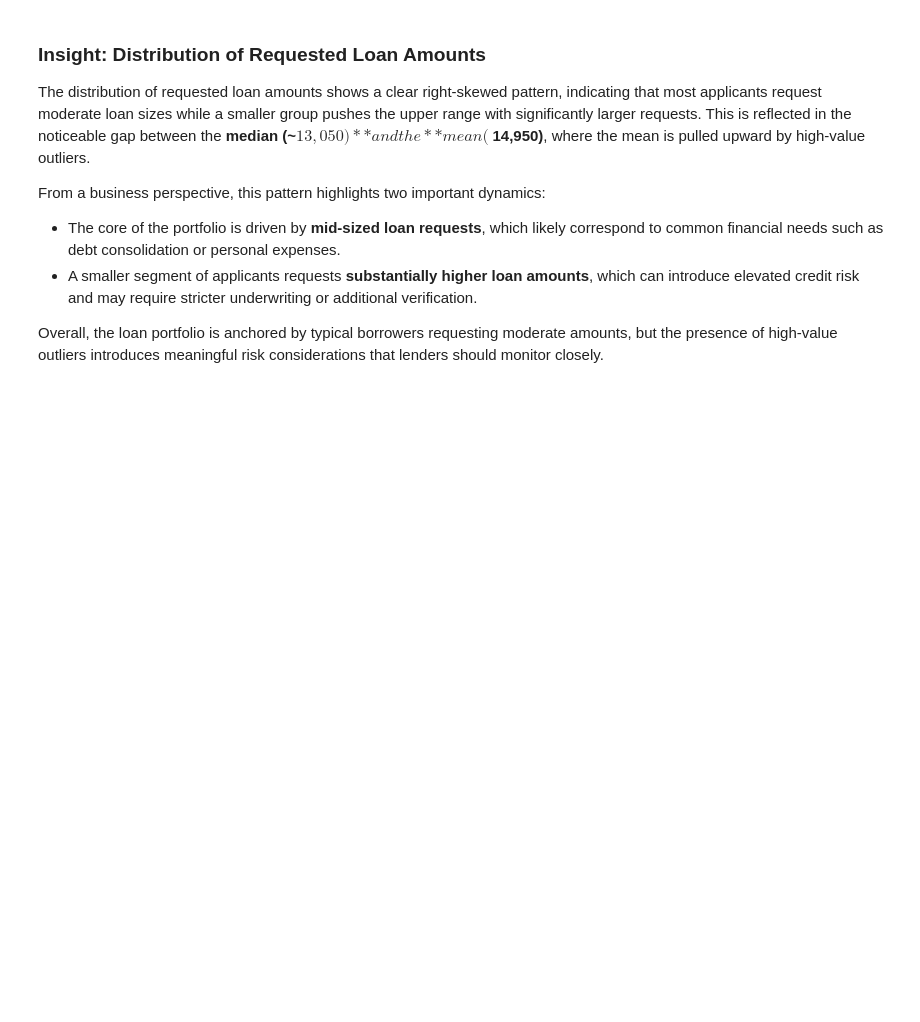
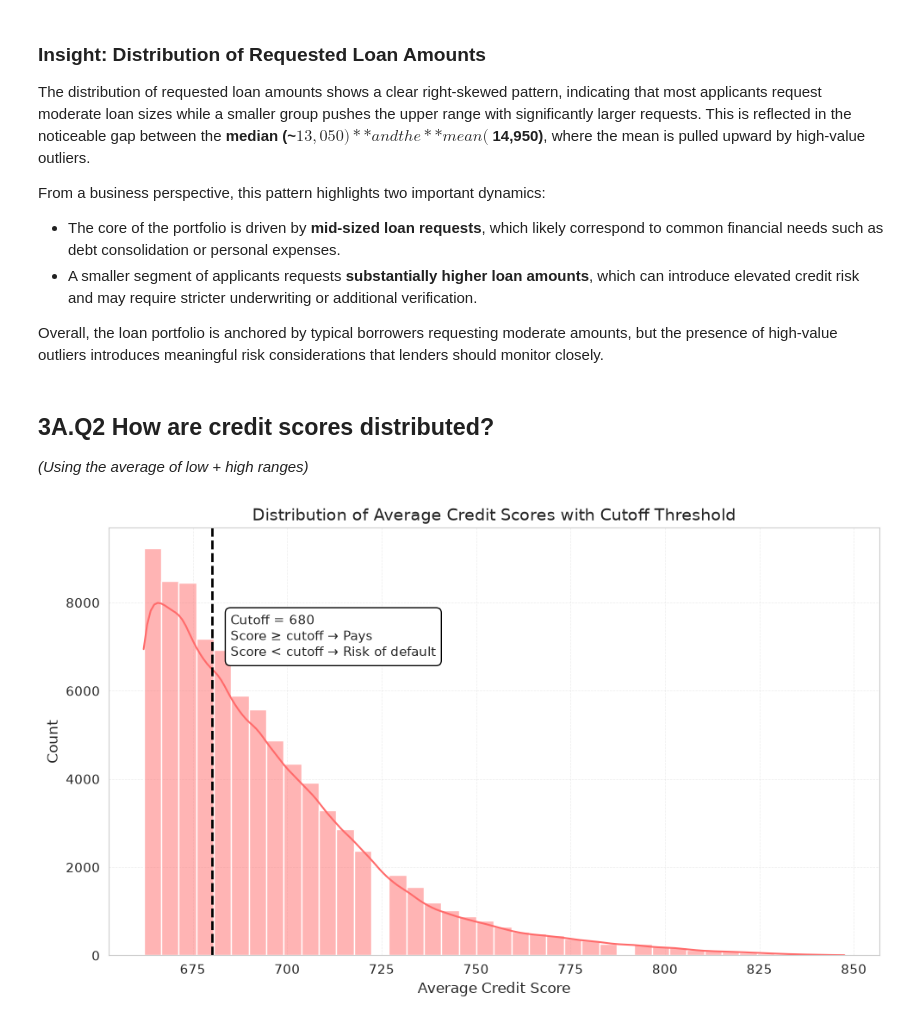
Before and after one commit to JoseAlberto88/Credit-Default-Risk-Analysis, a Jupyter notebook: python/2. eda_analysis.ipynb, the cells around one changed output. Saved outputs shown, nothing was run; the diff lists cells and outputs as text; code cells hidden in the pictures; blank space fills up the shorter version.

```diff
--- a/python/2. eda_analysis.ipynb
+++ b/python/2. eda_analysis.ipynb
@@ -115,3 +115,44 @@ From a business perspective, this pattern highlights two important dynamics:
 - A smaller segment of applicants requests **substantially higher loan amounts**, which can introduce elevated credit risk and may require stricter underwriting or additional verification.
 
 Overall, the loan portfolio is anchored by typical borrowers requesting moderate amounts, but the presence of high‑value outliers introduces meaningful risk considerations that lenders should monitor closely.
+# %% [markdown]
+## **3A.Q2  How are credit scores distributed?**
+*(Using the average of low + high ranges)*
+# %%
+# Creating the new variable
+apps_eda['credit_score_avg'] = (apps_eda['credit_score_low'] + apps_eda['credit_score_high']) / 2
+# %%
+import matplotlib.pyplot as plt
+import seaborn as sns
+
+# Choose a cutoff threshold (example: 680)
+cutoff = 680
+
+plt.figure(figsize=(10,6))
+
+# Softer, lighter gridlines
+plt.grid(axis='y', linestyle='--', linewidth=0.5, alpha=0.35)
+plt.grid(axis='x', linestyle='--', linewidth=0.5, alpha=0.35)
+
+# Histogram with attention-grabbing color
+sns.histplot(apps_eda['credit_score_avg'], kde=True, bins=40, color='#FF6B6B')
+
+# Vertical cutoff line
+plt.axvline(cutoff, color='black', linestyle='--', linewidth=2)
+
+# Annotation box explaining the rule
+plt.text(
+    cutoff + 5,
+    plt.ylim()[1] * 0.7,
+    f"Cutoff = {cutoff}\nScore ≥ cutoff → Pays\nScore < cutoff → Risk of default",
+    fontsize=11,
+    bbox=dict(facecolor='white', edgecolor='black', boxstyle='round,pad=0.4')
+)
+
+plt.title("Distribution of Average Credit Scores with Cutoff Threshold", fontsize=14)
+plt.xlabel("Average Credit Score")
+plt.ylabel("Count")
+plt.tight_layout()
+plt.show()
+# %% [output]
+[figure, added]
```
Also changed, not shown: parts of 7 cells of this notebook, 1 other file.
